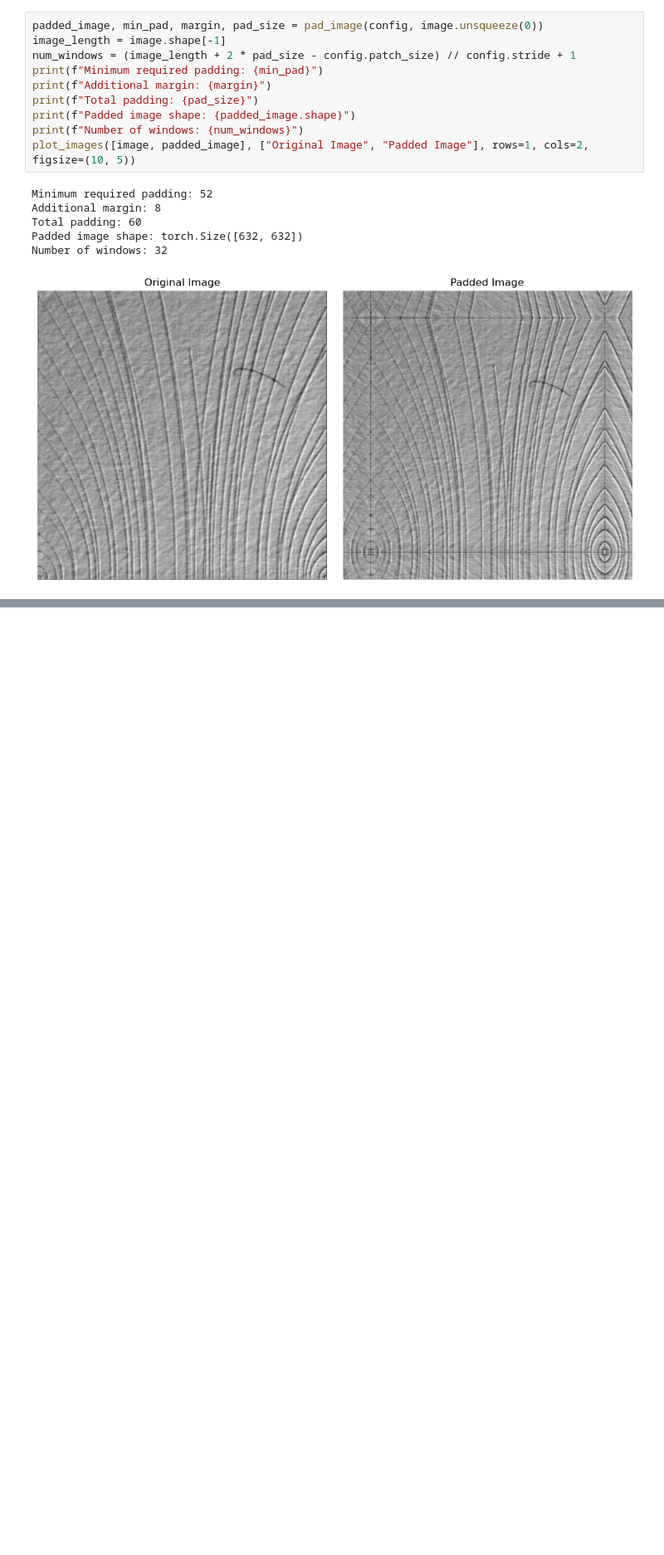
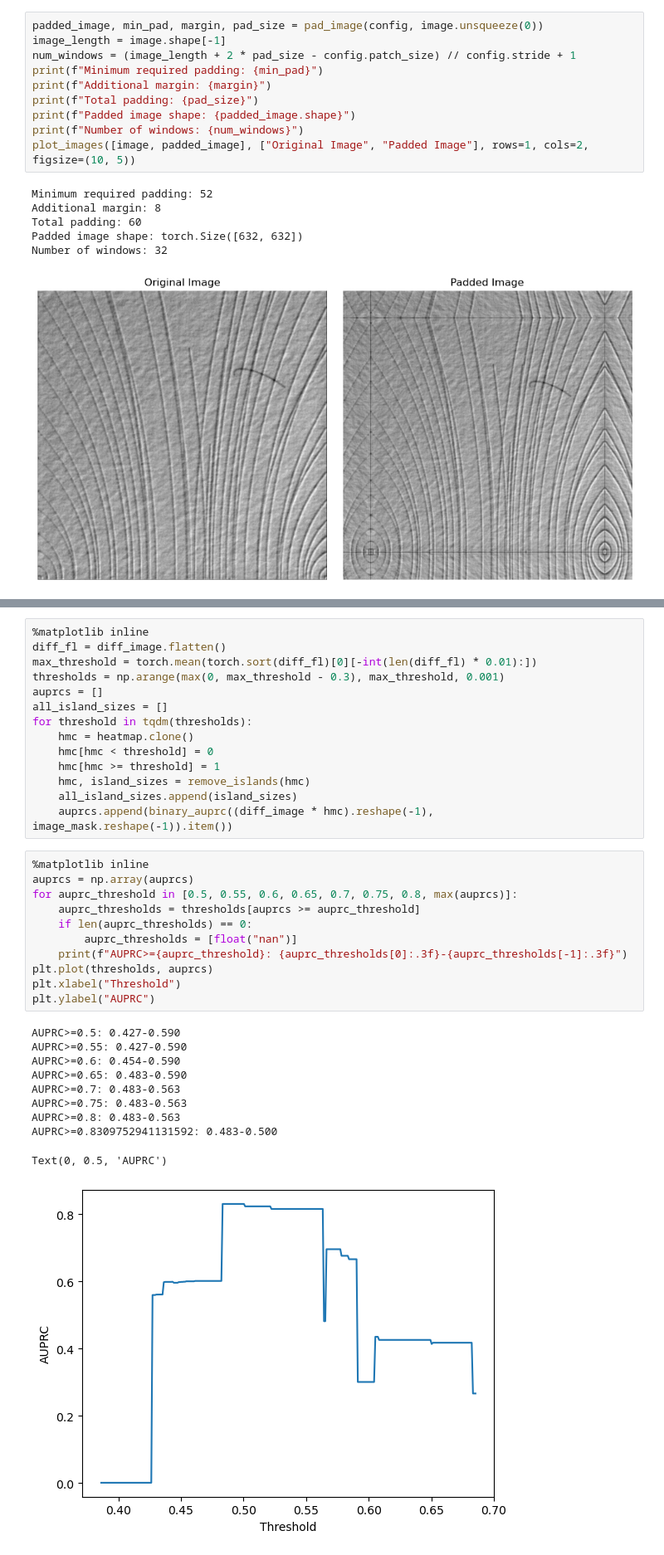
Before and after one commit to popastefan10/DeepAD, a Jupyter notebook: notebooks/eval.ipynb, the cells around one changed output, grey strips where cells are left out. Shown at 83% size. Drawn from its saved outputs; the diff is of its cells as text; blank space fills up the shorter version.

Commit message:
Improve threshold detection

```diff
--- a/notebooks/eval.ipynb
+++ b/notebooks/eval.ipynb
@@ -166,0 +206,36 @@ plt.show()
+# %%
+%matplotlib inline
+diff_fl = diff_image.flatten()
+max_threshold = torch.mean(torch.sort(diff_fl)[0][-int(len(diff_fl) * 0.01):])
+thresholds = np.arange(max(0, max_threshold - 0.3), max_threshold, 0.001)
+auprcs = []
+all_island_sizes = []
+for threshold in tqdm(thresholds):
+    hmc = heatmap.clone()
+    hmc[hmc < threshold] = 0
+    hmc[hmc >= threshold] = 1
+    hmc, island_sizes = remove_islands(hmc)
+    all_island_sizes.append(island_sizes)
+    auprcs.append(binary_auprc((diff_image * hmc).reshape(-1), image_mask.reshape(-1)).item())
+# %%
+%matplotlib inline
+auprcs = np.array(auprcs)
+for auprc_threshold in [0.5, 0.55, 0.6, 0.65, 0.7, 0.75, 0.8, max(auprcs)]:
+    auprc_thresholds = thresholds[auprcs >= auprc_threshold]
+    if len(auprc_thresholds) == 0:
+        auprc_thresholds = [float("nan")]
+    print(f"AUPRC>={auprc_threshold}: {auprc_thresholds[0]:.3f}-{auprc_thresholds[-1]:.3f}")
+plt.plot(thresholds, auprcs)
+plt.xlabel("Threshold")
+plt.ylabel("AUPRC")
+# %% [output]
+AUPRC>=0.5: 0.427-0.590
+AUPRC>=0.55: 0.427-0.590
+AUPRC>=0.6: 0.454-0.590
+AUPRC>=0.65: 0.483-0.590
+AUPRC>=0.7: 0.483-0.563
+AUPRC>=0.75: 0.483-0.563
+AUPRC>=0.8: 0.483-0.563
+AUPRC>=0.8309752941131592: 0.483-0.500
+Text(0, 0.5, 'AUPRC')
+[figure, added]
```
Also changed, not shown: parts of 16 cells of this notebook, 4 other files.
